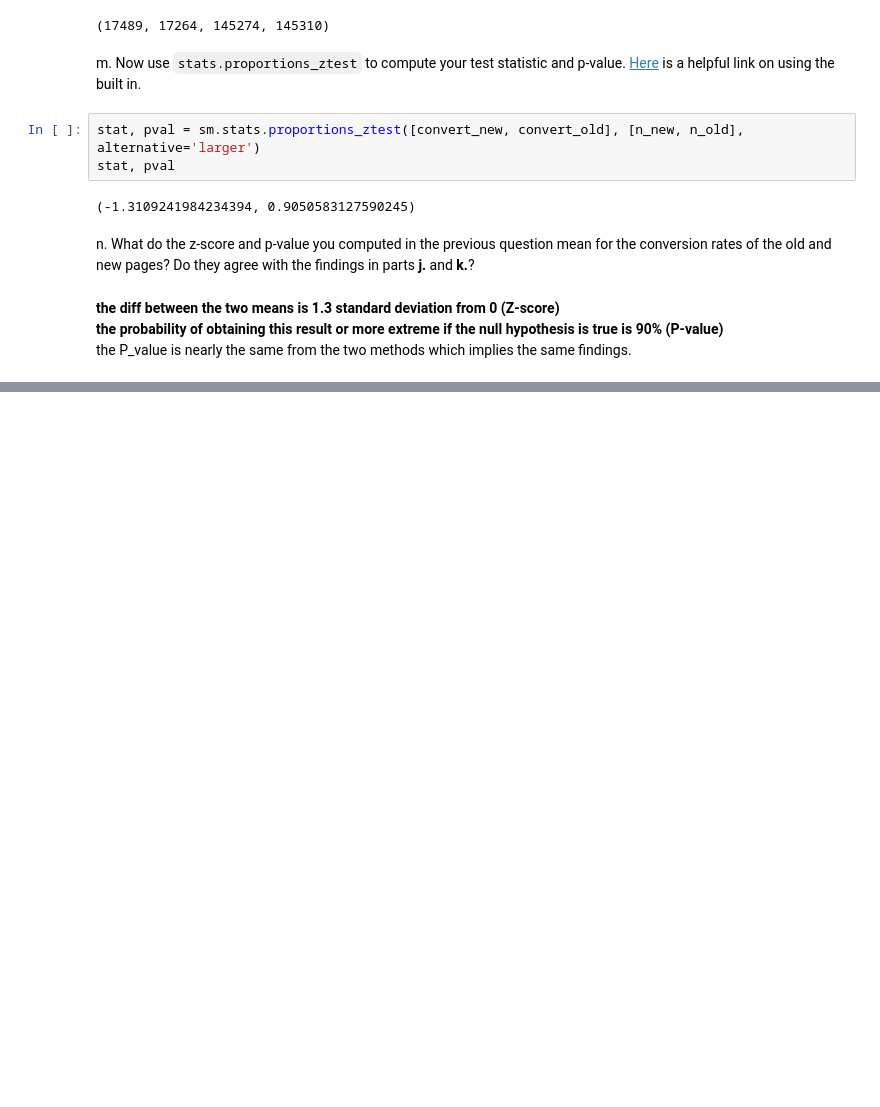
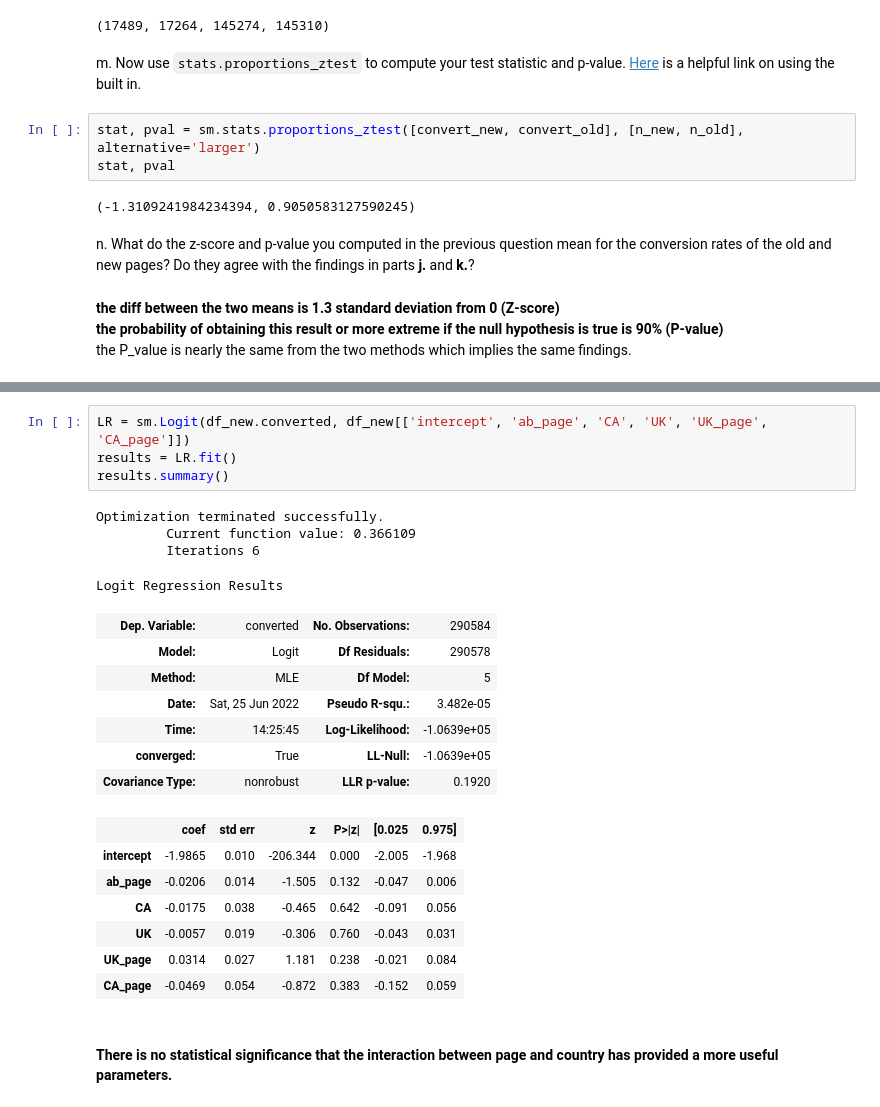
Before and after one commit to MohabElghamry/Analyze-A-B-test-results, a Jupyter notebook: Analyze_ab_test.ipynb, the cells around one changed output, grey strips where cells are left out. Saved outputs shown, nothing was run; the diff lists cells and outputs as text; blank space fills up the shorter version.

Commit message:
Final report
Add regression analysis feature

```diff
--- a/Analyze_ab_test.ipynb
+++ b/Analyze_ab_test.ipynb
@@ -301,0 +430,25 @@ the P_value is nearly the same from the two methods which implies the same findi
+# %%
+LR = sm.Logit(df_new.converted, df_new[['intercept', 'ab_page', 'CA', 'UK', 'UK_page', 'CA_page']])
+results = LR.fit()
+results.summary()
+# %% [output]
+Optimization terminated successfully.
+         Current function value: 0.366109
+         Iterations 6
+Logit Regression Results
+| Dep. Variable: | converted | No. Observations: | 290584 |
+| Model: | Logit | Df Residuals: | 290578 |
+| Method: | MLE | Df Model: | 5 |
+| Date: | Sat, 25 Jun 2022 | Pseudo R-squ.: | 3.482e-05 |
+| Time: | 14:25:45 | Log-Likelihood: | -1.0639e+05 |
+| converged: | True | LL-Null: | -1.0639e+05 |
+| Covariance Type: | nonrobust | LLR p-value: | 0.1920 |
+|  | coef | std err | z | P>|z| | [0.025 | 0.975] |
+| intercept | -1.9865 | 0.010 | -206.344 | 0.000 | -2.005 | -1.968 |
+| ab_page | -0.0206 | 0.014 | -1.505 | 0.132 | -0.047 | 0.006 |
+| CA | -0.0175 | 0.038 | -0.465 | 0.642 | -0.091 | 0.056 |
+| UK | -0.0057 | 0.019 | -0.306 | 0.760 | -0.043 | 0.031 |
+| UK_page | 0.0314 | 0.027 | 1.181 | 0.238 | -0.021 | 0.084 |
+| CA_page | -0.0469 | 0.054 | -0.872 | 0.383 | -0.152 | 0.059 |
+# %% [markdown]
+#### There is no statistical significance that the interaction between page and country has provided a more useful parameters.
```
Also changed, not shown: parts of 22 cells of this notebook.
